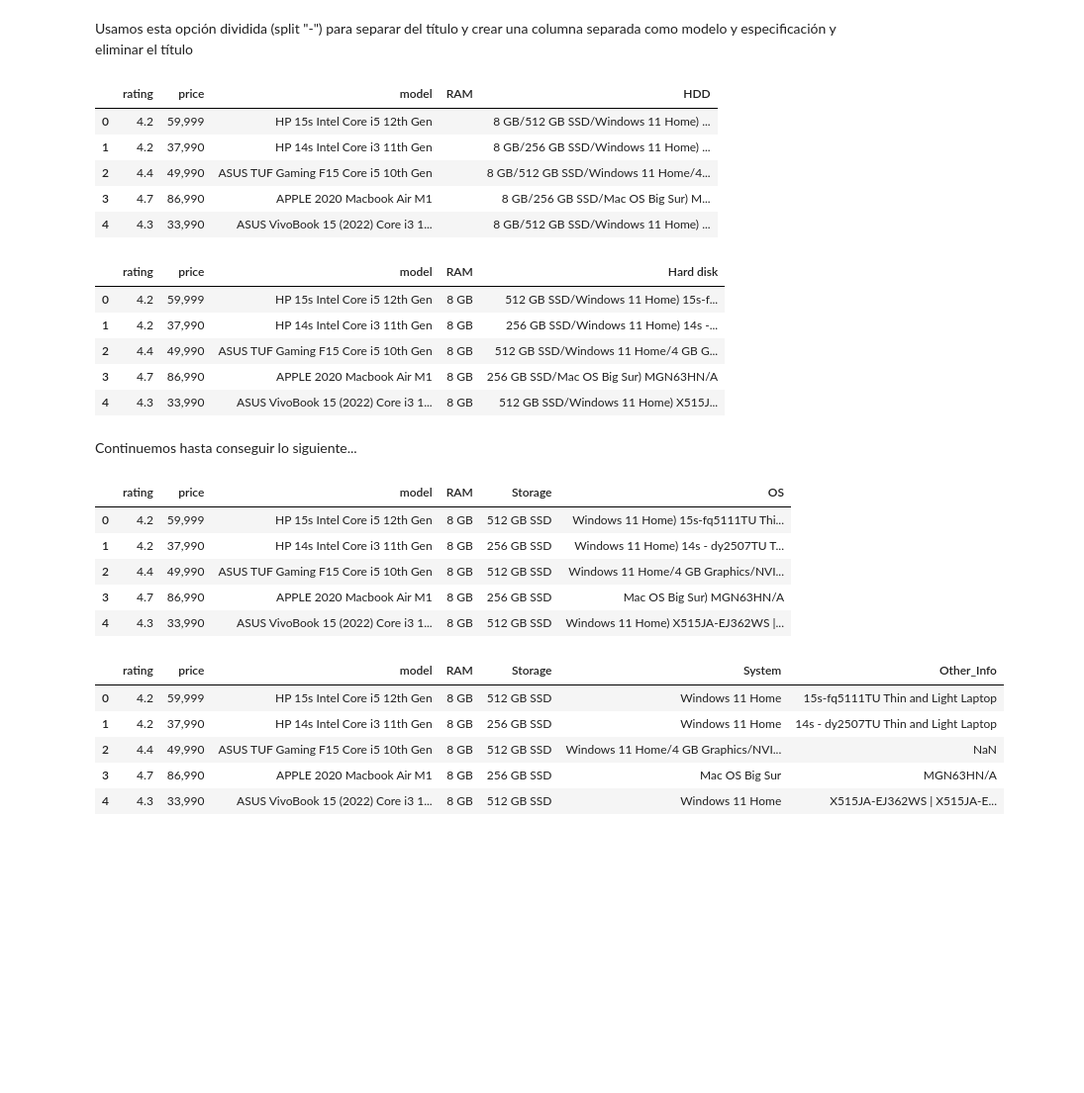
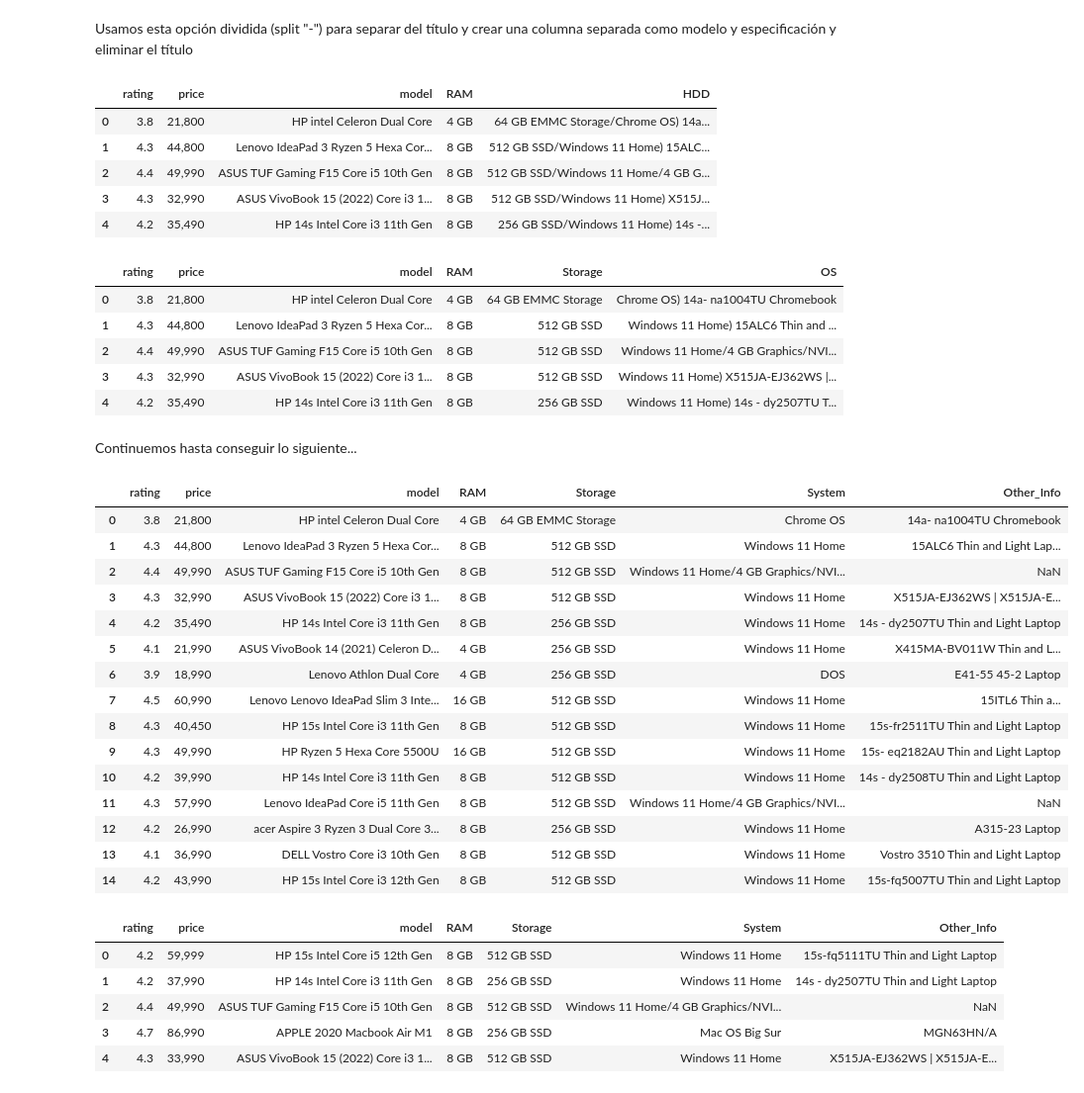
Before and after one commit to SalRmz/DCDP, a Jupyter notebook: 01 Programación en Python/notebooks/exercises/Practica5_Estadistica.ipynb, the cells around one changed output. Shown at 99% size. Drawn from its saved outputs; the diff is of its cells as text; code cells hidden in the pictures; blank space fills up the shorter version.

```diff
--- a/01 Programación en Python/notebooks/exercises/Practica5_Estadistica.ipynb
+++ b/01 Programación en Python/notebooks/exercises/Practica5_Estadistica.ipynb
@@ -346,5 +457,16 @@ for box in main_box:
         temp_dict['rating'] = "unknown"
     else:
         temp_dict['rating'] = box.find('div', {'class':'_3LWZlK'}).text.strip()
-    #<COMPLETA>
+
+
+    if not box.find('div', {'class':'_4rR01T'}):
+        temp_dict['title'] = "unknown"
+    else:
+        temp_dict['title'] = box.find('div', {'class':'_4rR01T'}).text.strip()
+
+    if not box.find('div', {'class':'_30jeq3 _1_WHN1'}):
+        temp_dict['price'] = "unknown"
+    else:
+        temp_dict['price'] = box.find('div', {'class':'_30jeq3 _1_WHN1'}).text.replace('₹','').strip()
+
     data_list.append(temp_dict)
@@ -383,0 +497,3 @@ Después de extraer los datos, es posible que desee almacenarlos en un formato.
+# %%
+df = pd.DataFrame.from_records(data_list)
+df.head()
@@ -399,5 +522,6 @@ memory usage: 704.0+ bytes
 # %%
 #<COMPLETA> | Crea una copia auxiliar llamada laptop_df
+laptop_df = df.copy()
 # %% [markdown]
 Quiero dividir el título debido a todas las especificaciones y nombres de portátiles en una fila.
 
@@ -416,34 +540,51 @@ laptop_df.head()
 # %% [markdown]
 Usamos esta opción dividida (split "-") para separar del título y crear una columna separada como modelo y especificación y eliminar el título
 # %%
-#<COMPLETA>
+laptop_df['spec'] = laptop_df['spec'].str.replace('(','')
+laptop_df['RAM'], laptop_df['HDD'] = laptop_df['spec'].str.split('/', 1).str
+del laptop_df['spec']
+laptop_df.head()
 # %% [output]
 |  | rating | price | model | RAM | HDD |
-| 0 | 4.2 | 59,999 | HP 15s Intel Core i5 12th Gen |  | 8 GB/512 GB SSD/Windows 11 Home) ... |
-| 1 | 4.2 | 37,990 | HP 14s Intel Core i3 11th Gen |  | 8 GB/256 GB SSD/Windows 11 Home) ... |
-| 2 | 4.4 | 49,990 | ASUS TUF Gaming F15 Core i5 10th Gen |  | 8 GB/512 GB SSD/Windows 11 Home/4... |
-| 3 | 4.7 | 86,990 | APPLE 2020 Macbook Air M1 |  | 8 GB/256 GB SSD/Mac OS Big Sur) M... |
-| 4 | 4.3 | 33,990 | ASUS VivoBook 15 (2022) Core i3 1... |  | 8 GB/512 GB SSD/Windows 11 Home) ... |
+| 0 | 3.8 | 21,800 | HP intel Celeron Dual Core | 4 GB | 64 GB EMMC Storage/Chrome OS) 14a... |
+| 1 | 4.3 | 44,800 | Lenovo IdeaPad 3 Ryzen 5 Hexa Cor... | 8 GB | 512 GB SSD/Windows 11 Home) 15ALC... |
+| 2 | 4.4 | 49,990 | ASUS TUF Gaming F15 Core i5 10th Gen | 8 GB | 512 GB SSD/Windows 11 Home/4 GB G... |
+| 3 | 4.3 | 32,990 | ASUS VivoBook 15 (2022) Core i3 1... | 8 GB | 512 GB SSD/Windows 11 Home) X515J... |
+| 4 | 4.2 | 35,490 | HP 14s Intel Core i3 11th Gen | 8 GB | 256 GB SSD/Windows 11 Home) 14s -... |
 # %%
-#<COMPLETA>
+laptop_df['Storage'], laptop_df['OS'] = laptop_df['HDD'].str.split('/', 1).str
+del laptop_df['HDD']
+laptop_df.head(10)
 # %% [output]
-|  | rating | price | model | RAM | Hard disk |
-| 0 | 4.2 | 59,999 | HP 15s Intel Core i5 12th Gen | 8 GB | 512 GB SSD/Windows 11 Home) 15s-f... |
-| 1 | 4.2 | 37,990 | HP 14s Intel Core i3 11th Gen | 8 GB | 256 GB SSD/Windows 11 Home) 14s -... |
-| 2 | 4.4 | 49,990 | ASUS TUF Gaming F15 Core i5 10th Gen | 8 GB | 512 GB SSD/Windows 11 Home/4 GB G... |
-| 3 | 4.7 | 86,990 | APPLE 2020 Macbook Air M1 | 8 GB | 256 GB SSD/Mac OS Big Sur) MGN63HN/A |
-| 4 | 4.3 | 33,990 | ASUS VivoBook 15 (2022) Core i3 1... | 8 GB | 512 GB SSD/Windows 11 Home) X515J... |
+|  | rating | price | model | RAM | Storage | OS |
+| 0 | 3.8 | 21,800 | HP intel Celeron Dual Core | 4 GB | 64 GB EMMC Storage | Chrome OS) 14a- na1004TU Chromebook |
+| 1 | 4.3 | 44,800 | Lenovo IdeaPad 3 Ryzen 5 Hexa Cor... | 8 GB | 512 GB SSD | Windows 11 Home) 15ALC6 Thin and ... |
+| 2 | 4.4 | 49,990 | ASUS TUF Gaming F15 Core i5 10th Gen | 8 GB | 512 GB SSD | Windows 11 Home/4 GB Graphics/NVI... |
+| 3 | 4.3 | 32,990 | ASUS VivoBook 15 (2022) Core i3 1... | 8 GB | 512 GB SSD | Windows 11 Home) X515JA-EJ362WS |... |
+| 4 | 4.2 | 35,490 | HP 14s Intel Core i3 11th Gen | 8 GB | 256 GB SSD | Windows 11 Home) 14s - dy2507TU T... |
 # %% [markdown]
 Continuemos hasta conseguir lo siguiente...
 # %%
-#<COMPLETA>
+laptop_df['System'], laptop_df['Other_Info'] = laptop_df['OS'].str.split(')', 1).str
+del laptop_df['OS']
+laptop_df.head(15)
 # %% [output]
-|  | rating | price | model | RAM | Storage | OS |
-| 0 | 4.2 | 59,999 | HP 15s Intel Core i5 12th Gen | 8 GB | 512 GB SSD | Windows 11 Home) 15s-fq5111TU Thi... |
-| 1 | 4.2 | 37,990 | HP 14s Intel Core i3 11th Gen | 8 GB | 256 GB SSD | Windows 11 Home) 14s - dy2507TU T... |
-| 2 | 4.4 | 49,990 | ASUS TUF Gaming F15 Core i5 10th Gen | 8 GB | 512 GB SSD | Windows 11 Home/4 GB Graphics/NVI... |
-| 3 | 4.7 | 86,990 | APPLE 2020 Macbook Air M1 | 8 GB | 256 GB SSD | Mac OS Big Sur) MGN63HN/A |
-| 4 | 4.3 | 33,990 | ASUS VivoBook 15 (2022) Core i3 1... | 8 GB | 512 GB SSD | Windows 11 Home) X515JA-EJ362WS |... |
+|  | rating | price | model | RAM | Storage | System | Other_Info |
+| 0 | 3.8 | 21,800 | HP intel Celeron Dual Core | 4 GB | 64 GB EMMC Storage | Chrome OS | 14a- na1004TU Chromebook |
+| 1 | 4.3 | 44,800 | Lenovo IdeaPad 3 Ryzen 5 Hexa Cor... | 8 GB | 512 GB SSD | Windows 11 Home | 15ALC6 Thin and Light Lap... |
+| 2 | 4.4 | 49,990 | ASUS TUF Gaming F15 Core i5 10th Gen | 8 GB | 512 GB SSD | Windows 11 Home/4 GB Graphics/NVI... | NaN |
+| 3 | 4.3 | 32,990 | ASUS VivoBook 15 (2022) Core i3 1... | 8 GB | 512 GB SSD | Windows 11 Home | X515JA-EJ362WS | X515JA-E... |
+| 4 | 4.2 | 35,490 | HP 14s Intel Core i3 11th Gen | 8 GB | 256 GB SSD | Windows 11 Home | 14s - dy2507TU Thin and Light Laptop |
+| 5 | 4.1 | 21,990 | ASUS VivoBook 14 (2021) Celeron D... | 4 GB | 256 GB SSD | Windows 11 Home | X415MA-BV011W Thin and L... |
+| 6 | 3.9 | 18,990 | Lenovo Athlon Dual Core | 4 GB | 256 GB SSD | DOS | E41-55 45-2 Laptop |
+| 7 | 4.5 | 60,990 | Lenovo Lenovo IdeaPad Slim 3 Inte... | 16 GB | 512 GB SSD | Windows 11 Home | 15ITL6 Thin a... |
+| 8 | 4.3 | 40,450 | HP 15s Intel Core i3 11th Gen | 8 GB | 512 GB SSD | Windows 11 Home | 15s-fr2511TU Thin and Light Laptop |
+| 9 | 4.3 | 49,990 | HP Ryzen 5 Hexa Core 5500U | 16 GB | 512 GB SSD | Windows 11 Home | 15s- eq2182AU Thin and Light Laptop |
+| 10 | 4.2 | 39,990 | HP 14s Intel Core i3 11th Gen | 8 GB | 512 GB SSD | Windows 11 Home | 14s - dy2508TU Thin and Light Laptop |
+| 11 | 4.3 | 57,990 | Lenovo IdeaPad Core i5 11th Gen | 8 GB | 512 GB SSD | Windows 11 Home/4 GB Graphics/NVI... | NaN |
+| 12 | 4.2 | 26,990 | acer Aspire 3 Ryzen 3 Dual Core 3... | 8 GB | 256 GB SSD | Windows 11 Home | A315-23 Laptop |
+| 13 | 4.1 | 36,990 | DELL Vostro Core i3 10th Gen | 8 GB | 512 GB SSD | Windows 11 Home | Vostro 3510 Thin and Light Laptop |
+| 14 | 4.2 | 43,990 | HP 15s Intel Core i3 12th Gen | 8 GB | 512 GB SSD | Windows 11 Home | 15s-fq5007TU Thin and Light Laptop |
 # %%
 #<COMPLETA>
 # %% [output]
```
Also changed, not shown: parts of 23 cells of this notebook.
